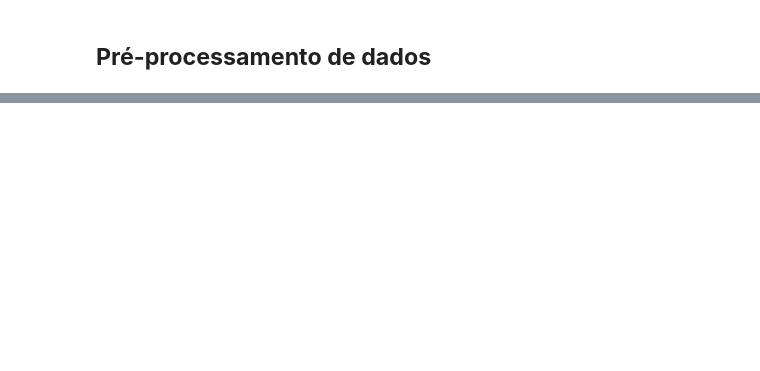
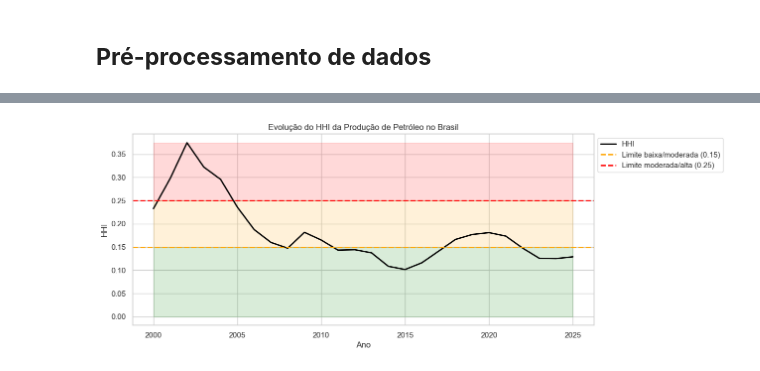
Before and after one commit to Diogo-Pinto/br-og-prd-concentration, a Jupyter notebook: notebooks/concentration-analysis.ipynb, the cells around one changed output, grey strips where cells are left out. Saved outputs shown, nothing was run; the diff lists cells and outputs as text; code cells hidden in the pictures; blank space fills up the shorter version.

```diff
--- a/notebooks/concentration-analysis.ipynb
+++ b/notebooks/concentration-analysis.ipynb
@@ -509,0 +811,13 @@ dtype: object
+# %%
+# Total por ano
+df_oil_prod_anual['total_ano'] = (
+    df_oil_prod_anual
+    .groupby('Ano')['Produção de Petróleo (m³)']
+    .transform('sum')
+)
+
+# Participação do campo no ano
+df_oil_prod_anual['participacao'] = (
+    df_oil_prod_anual['Produção de Petróleo (m³)'] /
+    df_oil_prod_anual['total_ano']
+)
@@ -509,0 +855,8 @@ dtype: object
+# %%
+# Cálculo do HHI por mês
+hhi = (
+    df_oil_prod_anual
+    .groupby('Ano')['participacao']
+    .apply(lambda x: (x**2).sum())
+    .reset_index(name='HHI')
+)
@@ -509,0 +876,24 @@ dtype: object
+# %%
+plt.figure(figsize=(12,5))
+
+# Linha principal
+plt.plot(hhi['Ano'], hhi['HHI'], color='black', linewidth=2, label='HHI')
+
+# Linhas de referência com cores semânticas
+plt.axhline(0.15, linestyle='--', color='orange', linewidth=2, label='Limite baixa/moderada (0.15)')
+plt.axhline(0.25, linestyle='--', color='red', linewidth=2, label='Limite moderada/alta (0.25)')
+
+plt.fill_between(hhi['Ano'], 0, 0.15, color='green', alpha=0.15)
+plt.fill_between(hhi['Ano'], 0.15, 0.25, color='orange', alpha=0.15)
+plt.fill_between(hhi['Ano'], 0.25, hhi['HHI'].max(), color='red', alpha=0.15)
+
+plt.title('Evolução do HHI da Produção de Petróleo no Brasil')
+plt.xlabel('Ano')
+plt.ylabel('HHI')
+
+plt.legend(loc='upper left', bbox_to_anchor=(1, 1))
+plt.grid(True)
+
+plt.show()
+# %% [output]
+[figure, added]
```
Also changed, not shown: parts of 84 cells of this notebook.
